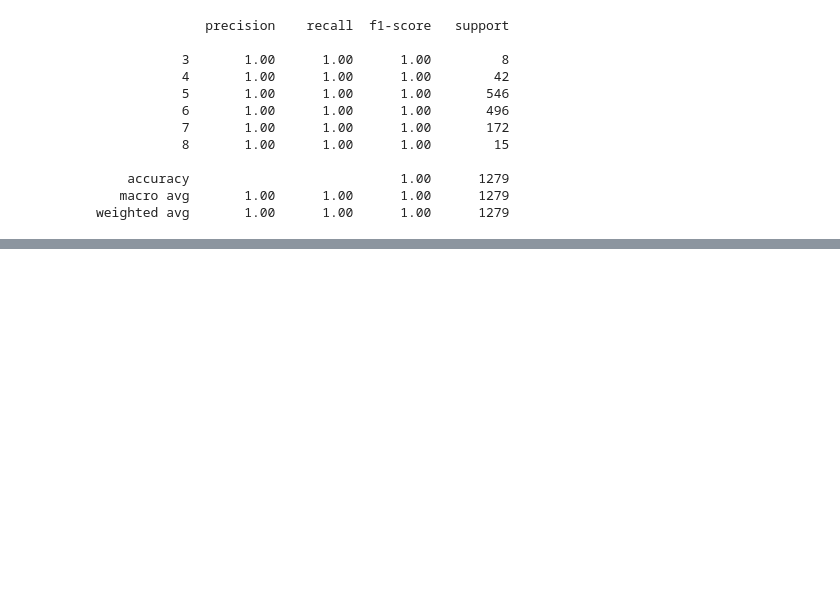
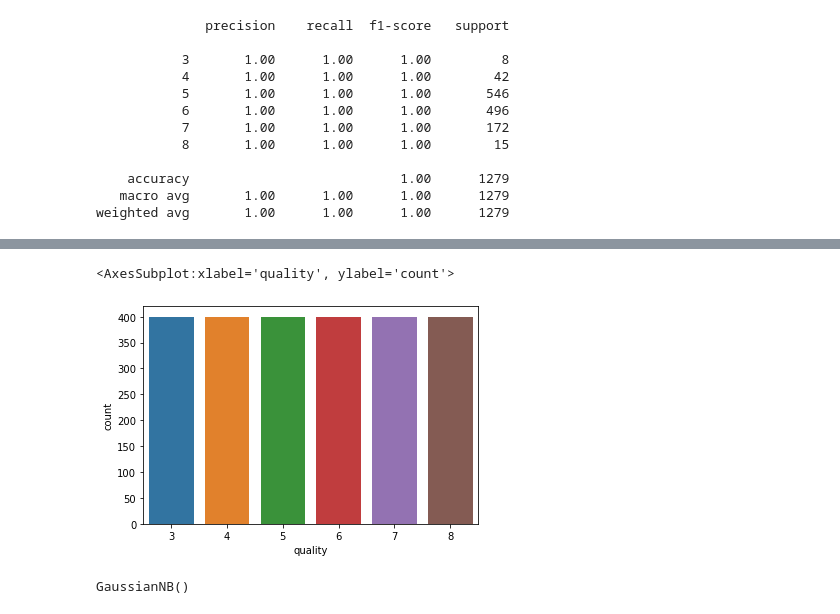
Before and after one commit to The-DigitalAcademy/innovators_RedWineClassification_ML, a Jupyter notebook: classification.ipynb, the cells around one changed output, grey strips where cells are left out. Drawn from its saved outputs; the diff is of its cells as text; code cells hidden in the pictures; blank space fills up the shorter version.

```diff
--- a/classification.ipynb
+++ b/classification.ipynb
@@ -113,0 +64,43 @@ weighted avg       0.53      0.33      0.37       320
+# %%
+from sklearn.utils import resample
+
+df_minority1 = df[df.quality==3]
+df_minority2 = df[df.quality==4]
+df_minority3 = df[df.quality==7]
+df_minority4 = df[df.quality==8]
+df_majority1 = df[df.quality==5]
+df_majority2= df[df.quality==6]
+
+
+# Downsampling
+df_majority_downsampled = resample(df_majority1,
+                                 replace=False,
+                                 n_samples=400,
+                                 random_state=123)
+
+df_majority_downsampled1 = resample(df_majority2,
+                                 replace=False,
+                                 n_samples=400,
+                                 random_state=123)
+#Upsampling
+df_minority_up = resample(df_minority1,
+                        replace=True,
+                        n_samples=400,
+                        random_state=123)
+
+df_minority_up1 = resample(df_minority2,
+                        replace=True,
+                        n_samples=400,
+                        random_state=123)
+
+df_minority_up2 = resample(df_minority3,
+                        replace=True,
+                        n_samples=400,
+                        random_state=123)
+df_minority_up3 = resample(df_minority4,
+                        replace=True,
+                        n_samples=400,
+                        random_state=123)
+
+df_resampled = pd.concat([df_majority_downsampled,df_majority_downsampled1,df_minority_up,df_minority_up1, df_minority_up2,df_minority_up3])
+df_resampled
@@ -113,0 +121,5 @@ weighted avg       0.53      0.33      0.37       320
+# %%
+sns.countplot(x='quality',data=df_resampled)
+# %% [output]
+<AxesSubplot:xlabel='quality', ylabel='count'>
+[figure, added]
@@ -113,0 +132,14 @@ weighted avg       0.53      0.33      0.37       320
+# %%
+from sklearn.ensemble import RandomForestClassifier
+from sklearn.naive_bayes import GaussianNB
+from sklearn.feature_selection import RFE
+
+clf = RandomForestClassifier(n_estimators=100,random_state=0)
+rfe = RFE(clf,n_features_to_select=7)
+lr = GaussianNB()
+x_sm , y_sm = sm.fit_resample(x_train,y_train)
+x_test_sm , y_test_sm = sm.fit_resample(x_test,y_test)
+rfe.fit(x_sm,y_sm)
+lr.fit(x_sm,y_sm)
+# %% [output]
+GaussianNB()
```
Also changed, not shown: parts of 8 cells of this notebook.
